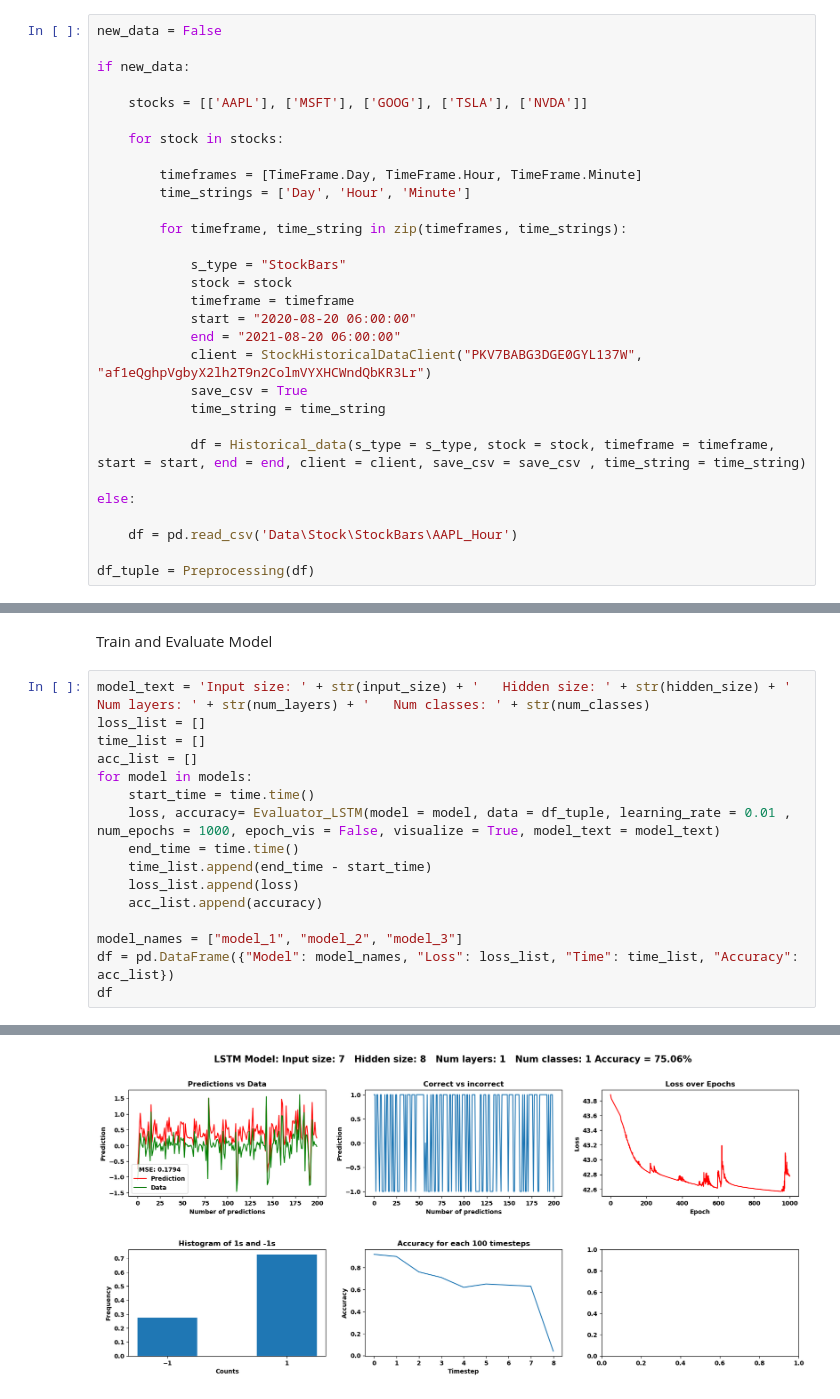
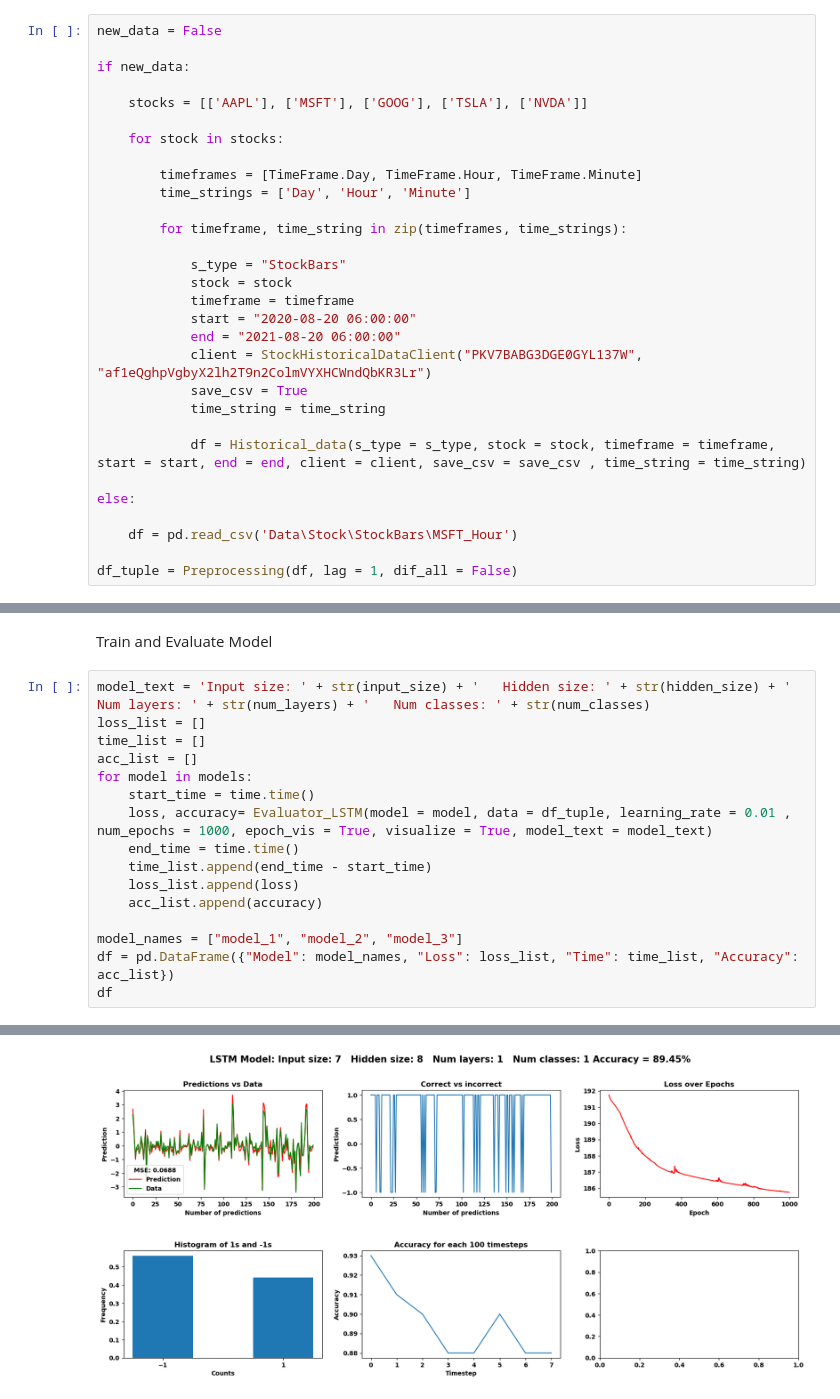
Before and after one commit to lukasmartinsson/Master-Thesis, a Jupyter notebook: main.ipynb, the cells around one changed output, grey strips where cells are left out. Drawn from its saved outputs; the diff is of its cells as text.

```diff
--- a/main.ipynb
+++ b/main.ipynb
@@ -47,7 +47,7 @@ if new_data:
 
 else:
 
-    df = pd.read_csv('Data\Stock\StockBars\AAPL_Hour')
+    df = pd.read_csv('Data\Stock\StockBars\MSFT_Hour')
 
-df_tuple = Preprocessing(df)
+df_tuple = Preprocessing(df, lag = 1, dif_all = False)
 # %% [output]
@@ -102,7 +107,7 @@ time_list = []
 acc_list = []
 for model in models:
     start_time = time.time()
-    loss, accuracy= Evaluator_LSTM(model = model, data = df_tuple, learning_rate = 0.01 , num_epochs = 1000, epoch_vis = False, visualize = True, model_text = model_text)
+    loss, accuracy= Evaluator_LSTM(model = model, data = df_tuple, learning_rate = 0.01 , num_epochs = 1000, epoch_vis = True, visualize = True, model_text = model_text)
     end_time = time.time()
     time_list.append(end_time - start_time)
     loss_list.append(loss)
@@ -117,2 +155,2 @@ df
-[figure, old version]
+[figure, new version]
 |  | Model | Loss | Time | Accuracy |
```
Also changed, not shown: parts of 3 cells of this notebook, 2 other files.
